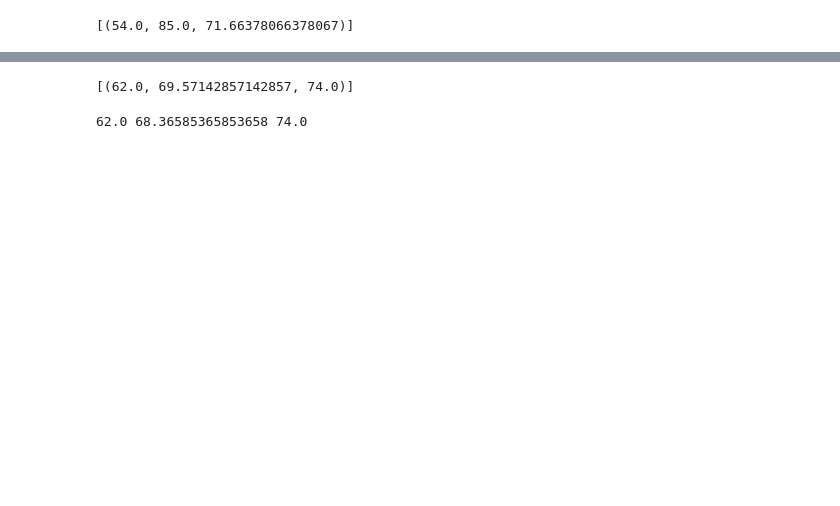
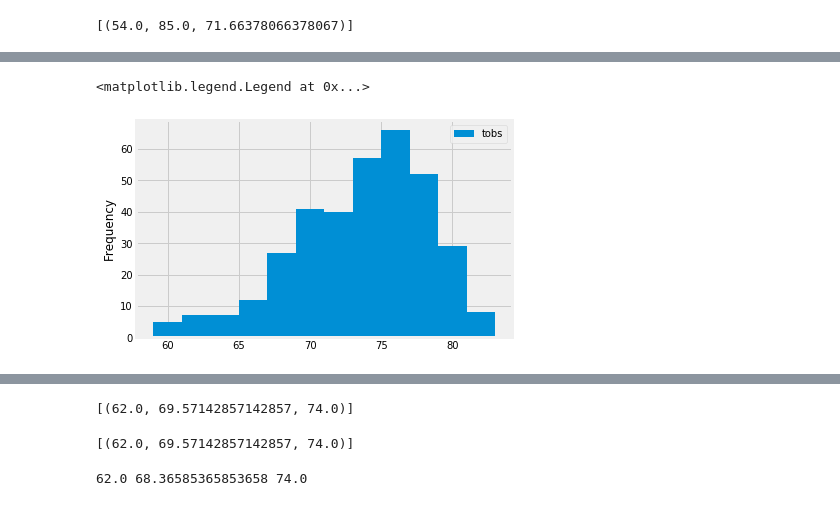
Before and after one commit to efrisch6/sqlalchemy-challenge, a Jupyter notebook: climate_starter.ipynb, the cells around one changed output, grey strips where cells are left out. Drawn from its saved outputs; the diff is of its cells as text; code cells hidden in the pictures; blank space fills up the shorter version.

Commit message:
Worked on homework, finished code for notebook, but needs to be cleaned up, started on app.py

```diff
--- a/climate_starter.ipynb
+++ b/climate_starter.ipynb
@@ -149,0 +154,5 @@ session.query(Measurement.station, func.count(Measurement.id)).group_by(Measurem
+# %%
+temps = session.query(Measurement.tobs).\
+filter(Measurement.date>first_day).filter(Measurement.date<=last_day[0]).filter_by(station='USC00519281').all()
+temp_df = pd.DataFrame(temps,columns=["Temperature"])
+temp_df.head()
@@ -150,8 +166,34 @@ session.query(Measurement.station, func.count(Measurement.id)).group_by(Measurem
+# %%
+plt.hist(temp_df.Temperature, bins=12)
+plt.ylabel("Frequency")
+plt.legend(labels=["tobs"],loc='best')
+# %% [output]
+<matplotlib.legend.Legend at 0x...>
+[figure, added]
 # %%
 # Choose the station with the highest number of temperature observations.
 # Query the last 12 months of temperature observation data for this station and plot the results as a histogram
 # %% [markdown]
 ![precipitation](Images/station-histogram.png)
+# %%
+def calc_temps(start_date, end_date):
+    """TMIN, TAVG, and TMAX for a list of dates.
+
+    Args:
+        start_date (string): A date string in the format %Y-%m-%d
+        end_date (string): A date string in the format %Y-%m-%d
+
+    Returns:
+        TMIN, TAVE, and TMAX
+    """
+
+    return session.query(func.min(Measurement.tobs), func.avg(Measurement.tobs), func.max(Measurement.tobs)).\
+        filter(Measurement.date >= start_date).filter(Measurement.date <= end_date).all()
+
+# function usage example
+print(calc_temps('2012-02-28', '2012-03-05'))
+# %% [output]
+[(62.0, 69.57142857142857, 74.0)]
 # %%
 # This function called `calc_temps` will accept start date and end date in the format '%Y-%m-%d'
 # and return the minimum, average, and maximum temperatures for that range of dates
```
Also changed, not shown: parts of 14 cells of this notebook, 1 other file.
